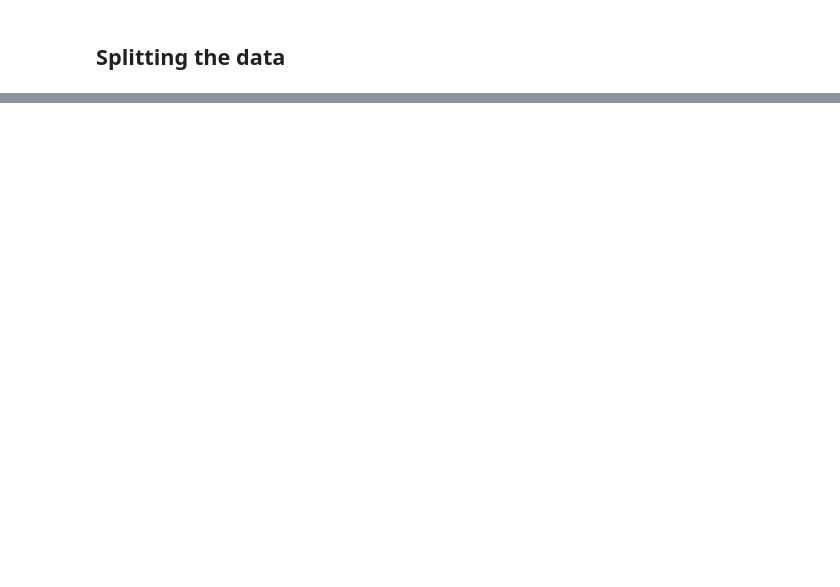
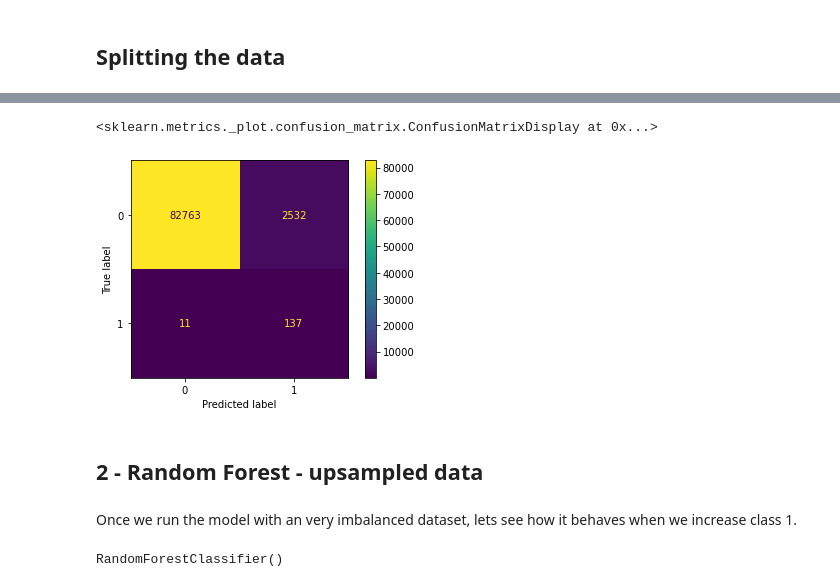
Before and after one commit to marialpaz/fraud_detection, a Jupyter notebook: fraud_detection.ipynb, the cells around one changed output, grey strips where cells are left out. Cells and saved outputs as stored; diff of their text form; code cells hidden in the pictures; blank space fills up the shorter version.

```diff
--- a/fraud_detection.ipynb
+++ b/fraud_detection.ipynb
@@ -169,0 +269,2 @@ print(class_1_percent, '%')
+# %%
+predictions = logmodel.predict(X_test)
@@ -169,0 +282,17 @@ print(class_1_percent, '%')
+# %%
+cm = confusion_matrix(y_test,predictions)
+cmd = ConfusionMatrixDisplay(cm, display_labels=['0','1'])
+cmd.plot()
+# %% [output]
+<sklearn.metrics._plot.confusion_matrix.ConfusionMatrixDisplay at 0x...>
+[figure, added]
+# %% [markdown]
+## 2 - Random Forest - upsampled data
+# %% [markdown]
+Once we run the model with an very imbalanced dataset, lets see how it behaves when we increase class 1.
+# %%
+from sklearn.ensemble import RandomForestClassifier
+rfc = RandomForestClassifier()
+rfc.fit(new_X_train, new_y_train)
+# %% [output]
+RandomForestClassifier()
```
Also changed, not shown: parts of 67 cells of this notebook.
